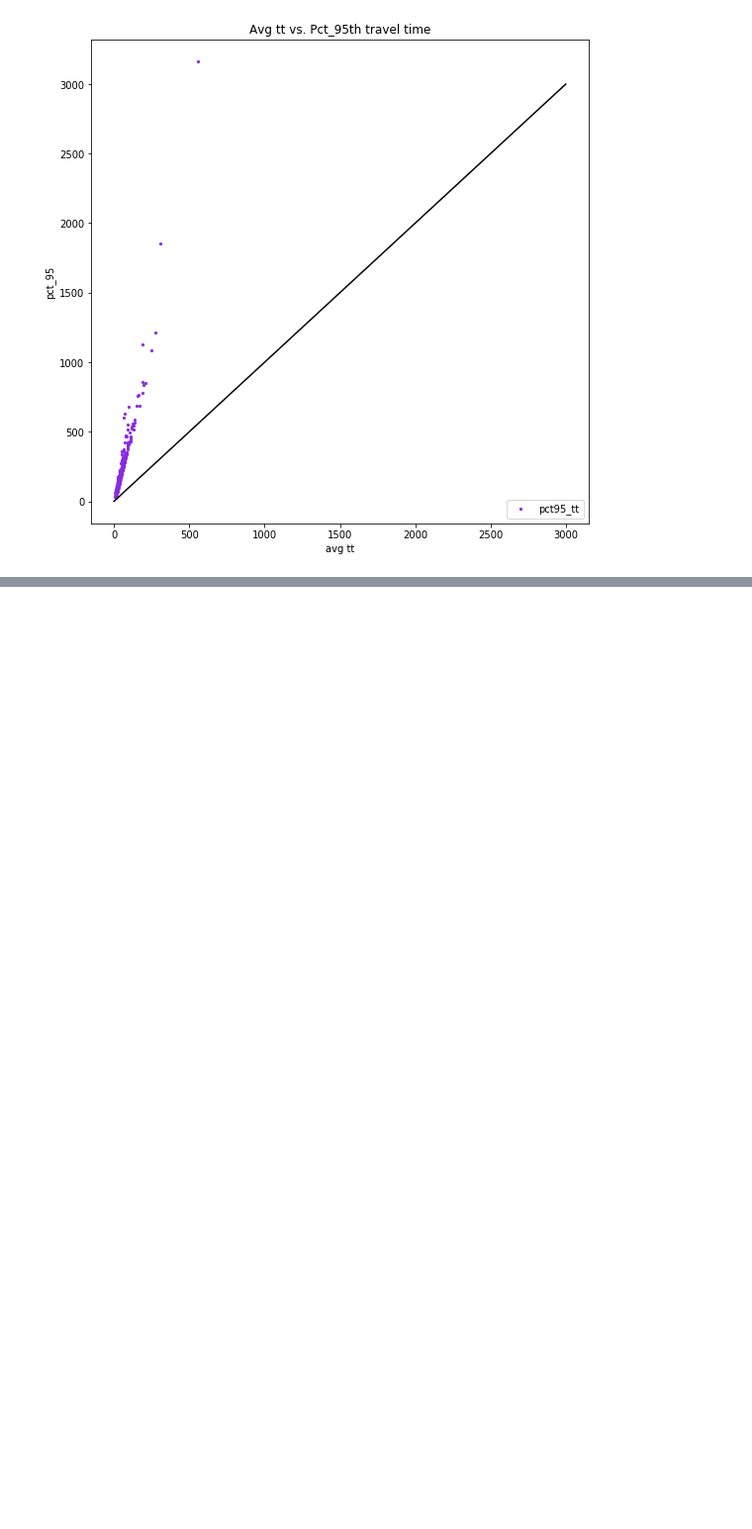
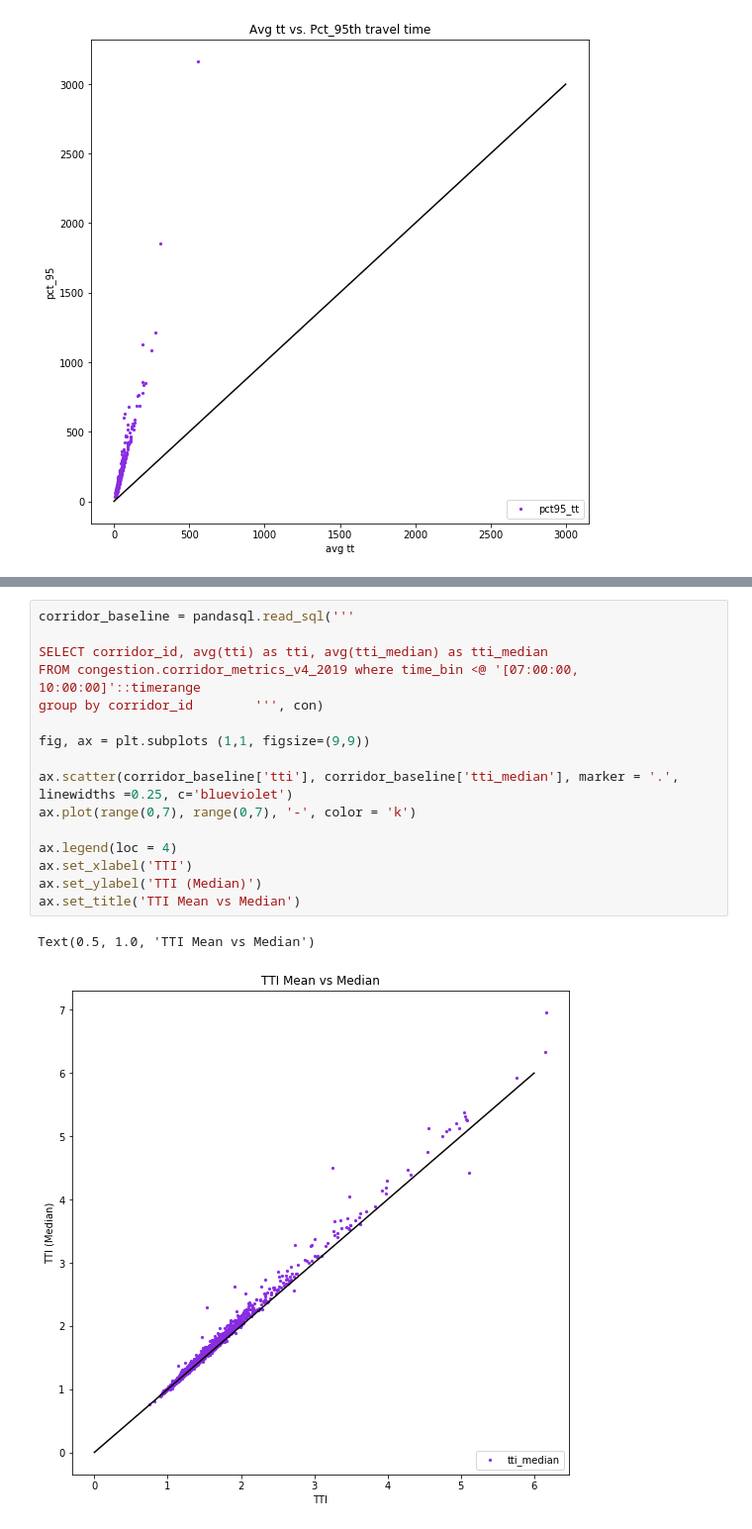
Before and after one commit to CityofToronto/bdit_congestion, a Jupyter notebook: congestion_data_aggregation/Congestion_Metrics.ipynb, the cells around one changed output, grey strips where cells are left out. Shown at 99% size. Drawn from its saved outputs; the diff is of its cells as text; blank space fills up the shorter version.

```diff
--- a/congestion_data_aggregation/Congestion_Metrics.ipynb
+++ b/congestion_data_aggregation/Congestion_Metrics.ipynb
@@ -257,0 +301,19 @@ look at the counts of obs
+# %%
+corridor_baseline = pandasql.read_sql('''
+
+SELECT corridor_id, avg(tti) as tti, avg(tti_median) as tti_median
+FROM congestion.corridor_metrics_v4_2019 where time_bin <@ '[07:00:00, 10:00:00]'::timerange
+group by corridor_id		''', con)
+
+fig, ax = plt.subplots (1,1, figsize=(9,9))
+
+ax.scatter(corridor_baseline['tti'], corridor_baseline['tti_median'], marker = '.', linewidths =0.25, c='blueviolet')
+ax.plot(range(0,7), range(0,7), '-', color = 'k')
+
+ax.legend(loc = 4)
+ax.set_xlabel('TTI')
+ax.set_ylabel('TTI (Median)')
+ax.set_title('TTI Mean vs Median')
+# %% [output]
+Text(0.5, 1.0, 'TTI Mean vs Median')
+[figure, added]
```
Also changed, not shown: parts of 11 cells of this notebook.
